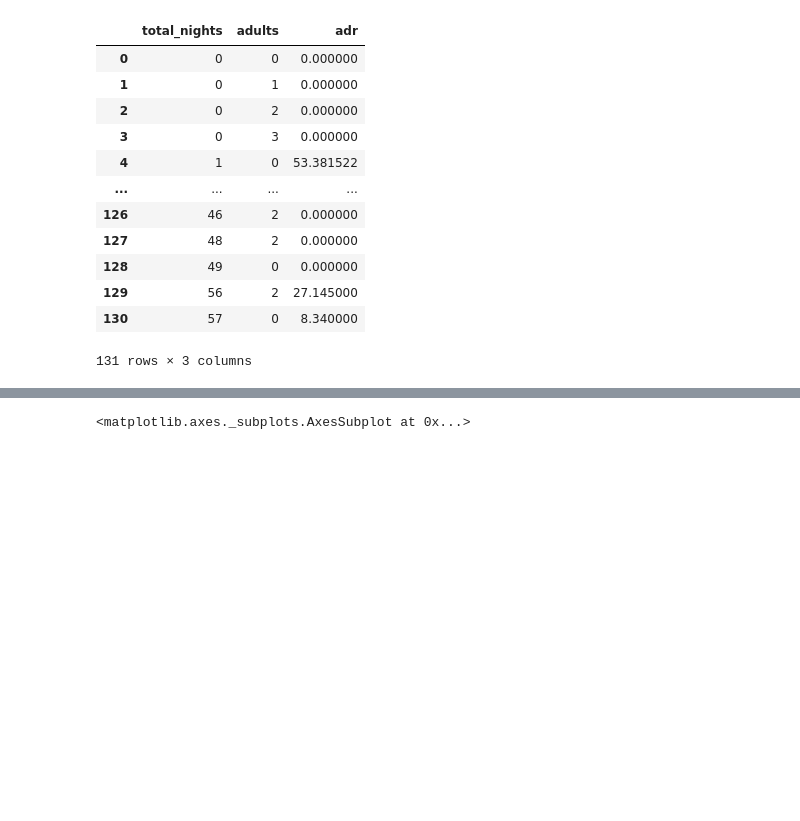
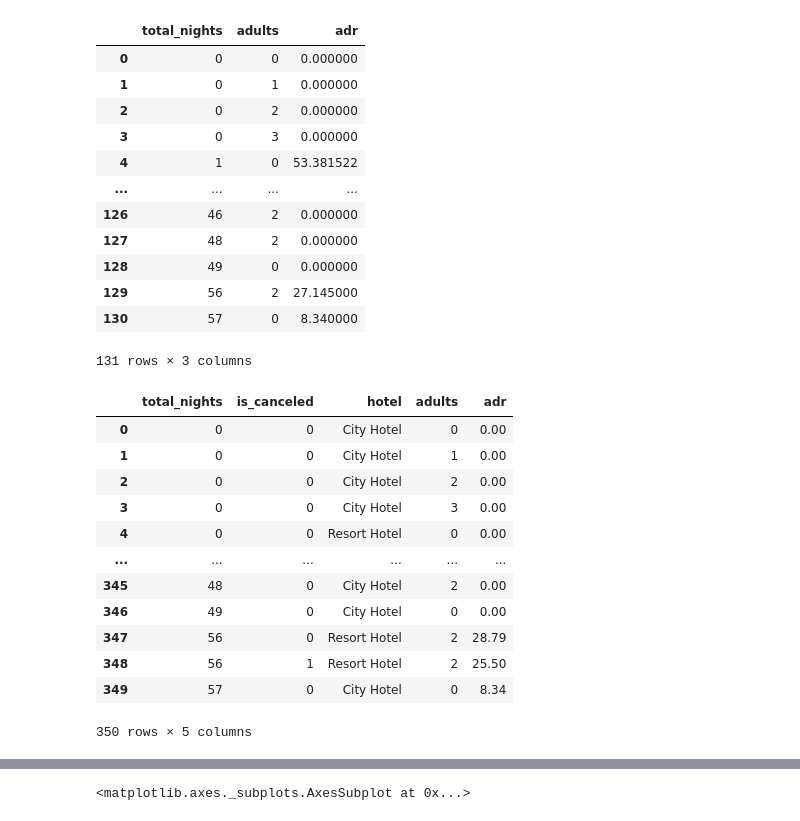
Before and after one commit to shivakumar17/hotel-booking, a Jupyter notebook: Copy_of_Hotel_Booking_Analysis_Capstone_Project.ipynb, the cells around one changed output, grey strips where cells are left out. Drawn from its saved outputs; the diff is of its cells as text; code cells hidden in the pictures; blank space fills up the shorter version.

```diff
--- a/Copy_of_Hotel_Booking_Analysis_Capstone_Project.ipynb
+++ b/Copy_of_Hotel_Booking_Analysis_Capstone_Project.ipynb
@@ -412,3 +412,23 @@ k
 | 129 | 56 | 2 | 27.145000 |
 | 130 | 57 | 0 | 8.340000 |
 131 rows × 3 columns
+# %%
+L=df.groupby(['total_nights','is_canceled','hotel','adults'])['adr'].mean()
+# %%
+L=pd.DataFrame(L).reset_index()
+# %%
+L
+# %% [output]
+|  | total_nights | is_canceled | hotel | adults | adr |
+| 0 | 0 | 0 | City Hotel | 0 | 0.00 |
+| 1 | 0 | 0 | City Hotel | 1 | 0.00 |
+| 2 | 0 | 0 | City Hotel | 2 | 0.00 |
+| 3 | 0 | 0 | City Hotel | 3 | 0.00 |
+| 4 | 0 | 0 | Resort Hotel | 0 | 0.00 |
+| ... | ... | ... | ... | ... | ... |
+| 345 | 48 | 0 | City Hotel | 2 | 0.00 |
+| 346 | 49 | 0 | City Hotel | 0 | 0.00 |
+| 347 | 56 | 0 | Resort Hotel | 2 | 28.79 |
+| 348 | 56 | 1 | Resort Hotel | 2 | 25.50 |
+| 349 | 57 | 0 | City Hotel | 0 | 8.34 |
+350 rows × 5 columns
```
Also changed, not shown: parts of 4 cells of this notebook.
